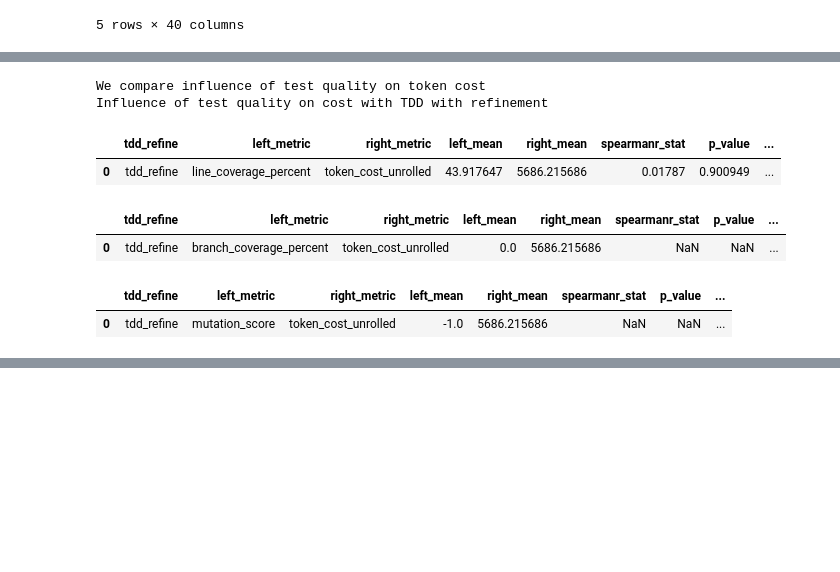
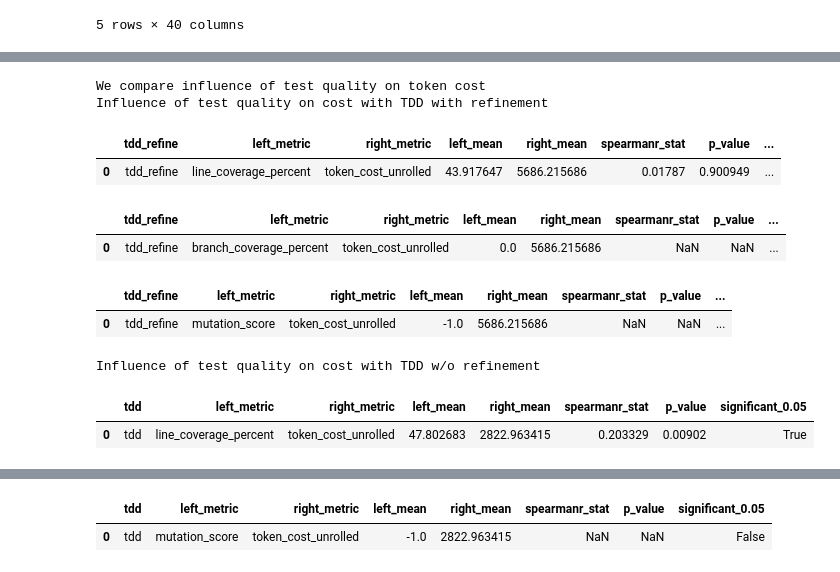
Before and after one commit to michal1010/TDLite, a Jupyter notebook: data_analysis/data_analysis.ipynb, the cells around one changed output, grey strips where cells are left out. Drawn from its saved outputs; the diff is of its cells as text; code cells hidden in the pictures; blank space fills up the shorter version.

```diff
--- a/data_analysis/data_analysis.ipynb
+++ b/data_analysis/data_analysis.ipynb
@@ -184,21 +218,24 @@ Influence of test quality on pass rate for TDD w/o refinement
 # %%
 print("We compare influence of test quality on token cost")
 
 print("Influence of test quality on cost with TDD with refinement")
 display(compare_metric_spearman_rho(df_test_quality, "tdd_refine", "line_coverage_percent", "token_cost_unrolled"))
 display(compare_metric_spearman_rho(df_test_quality, "tdd_refine", "branch_coverage_percent", "token_cost_unrolled"))
 display(compare_metric_spearman_rho(df_test_quality, "tdd_refine", "mutation_score", "token_cost_unrolled"))
 
 print("Influence of test quality on cost with TDD w/o refinement")
-# display(compare_metric_spearman_rho(df_test_quality, "tdd", "line_coverage_percent", "token_cost_unrolled"))
-# display(compare_metric_spearman_rho(df_test_quality, "tdd", "branch_coverage_percent", "token_cost_unrolled"))
-# display(compare_metric_spearman_rho(df_test_quality, "tdd", "mutation_score", "token_cost_unrolled"))
+display(compare_metric_spearman_rho(df_test_quality, "tdd", "line_coverage_percent", "token_cost_unrolled"))
+display(compare_metric_spearman_rho(df_test_quality, "tdd", "branch_coverage_percent", "token_cost_unrolled"))
+display(compare_metric_spearman_rho(df_test_quality, "tdd", "mutation_score", "token_cost_unrolled"))
 # %% [output]
 We compare influence of test quality on token cost
 Influence of test quality on cost with TDD with refinement
 |  | tdd_refine | left_metric | right_metric | left_mean | right_mean | spearmanr_stat | p_value | ... |
 | 0 | tdd_refine | line_coverage_percent | token_cost_unrolled | 43.917647 | 5686.215686 | 0.01787 | 0.900949 | ... |
 |  | tdd_refine | left_metric | right_metric | left_mean | right_mean | spearmanr_stat | p_value | ... |
 | 0 | tdd_refine | branch_coverage_percent | token_cost_unrolled | 0.0 | 5686.215686 | NaN | NaN | ... |
 |  | tdd_refine | left_metric | right_metric | left_mean | right_mean | spearmanr_stat | p_value | ... |
 | 0 | tdd_refine | mutation_score | token_cost_unrolled | -1.0 | 5686.215686 | NaN | NaN | ... |
+Influence of test quality on cost with TDD w/o refinement
+|  | tdd | left_metric | right_metric | left_mean | right_mean | spearmanr_stat | p_value | significant_0.05 |
+| 0 | tdd | line_coverage_percent | token_cost_unrolled | 47.802683 | 2822.963415 | 0.203329 | 0.00902 | True |
@@ -205,3 +244,5 @@ Influence of test quality on cost with TDD with refinement
+|  | tdd | left_metric | right_metric | left_mean | right_mean | spearmanr_stat | p_value | significant_0.05 |
+| 0 | tdd | mutation_score | token_cost_unrolled | -1.0 | 2822.963415 | NaN | NaN | False |
 # %%
 # Analyze and compare probability distributions of metrics in different scenarios
 
```
Also changed, not shown: parts of 9 cells of this notebook, 21 other files.
